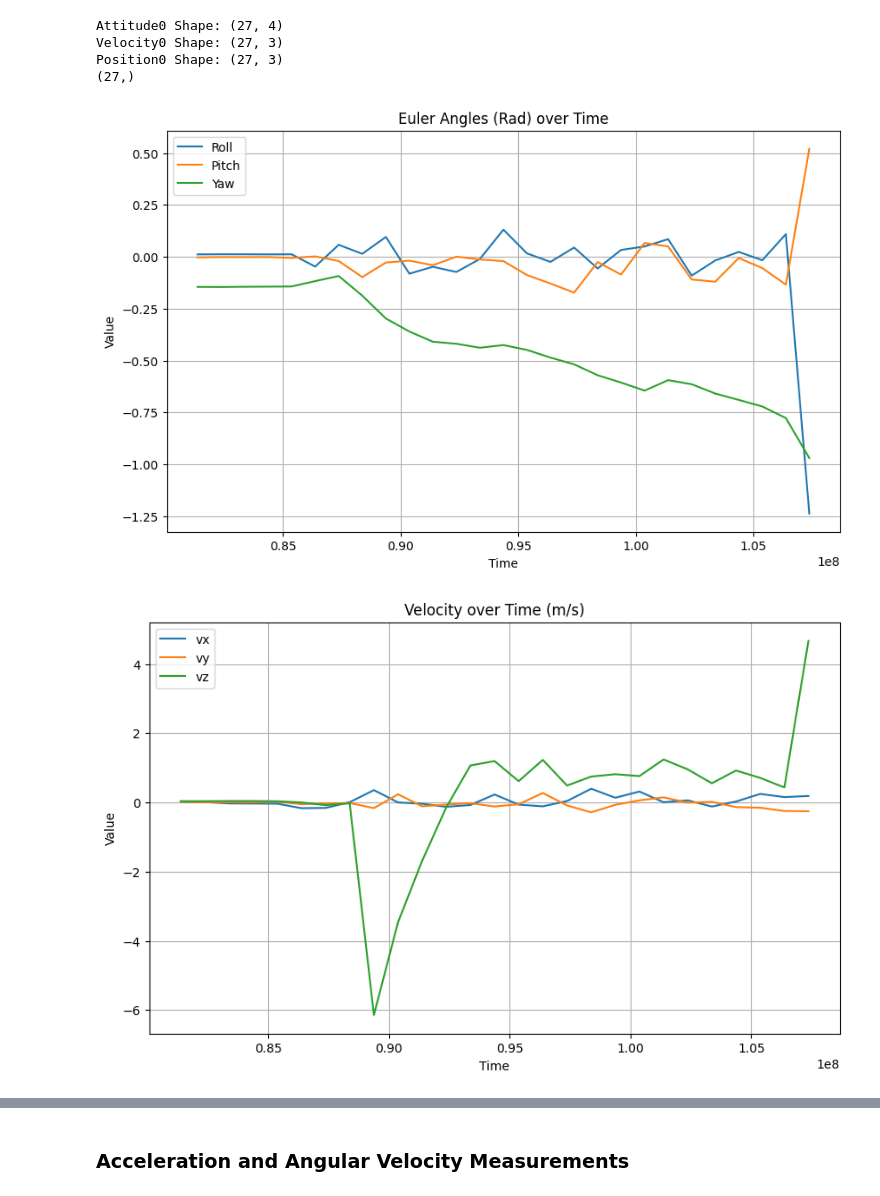
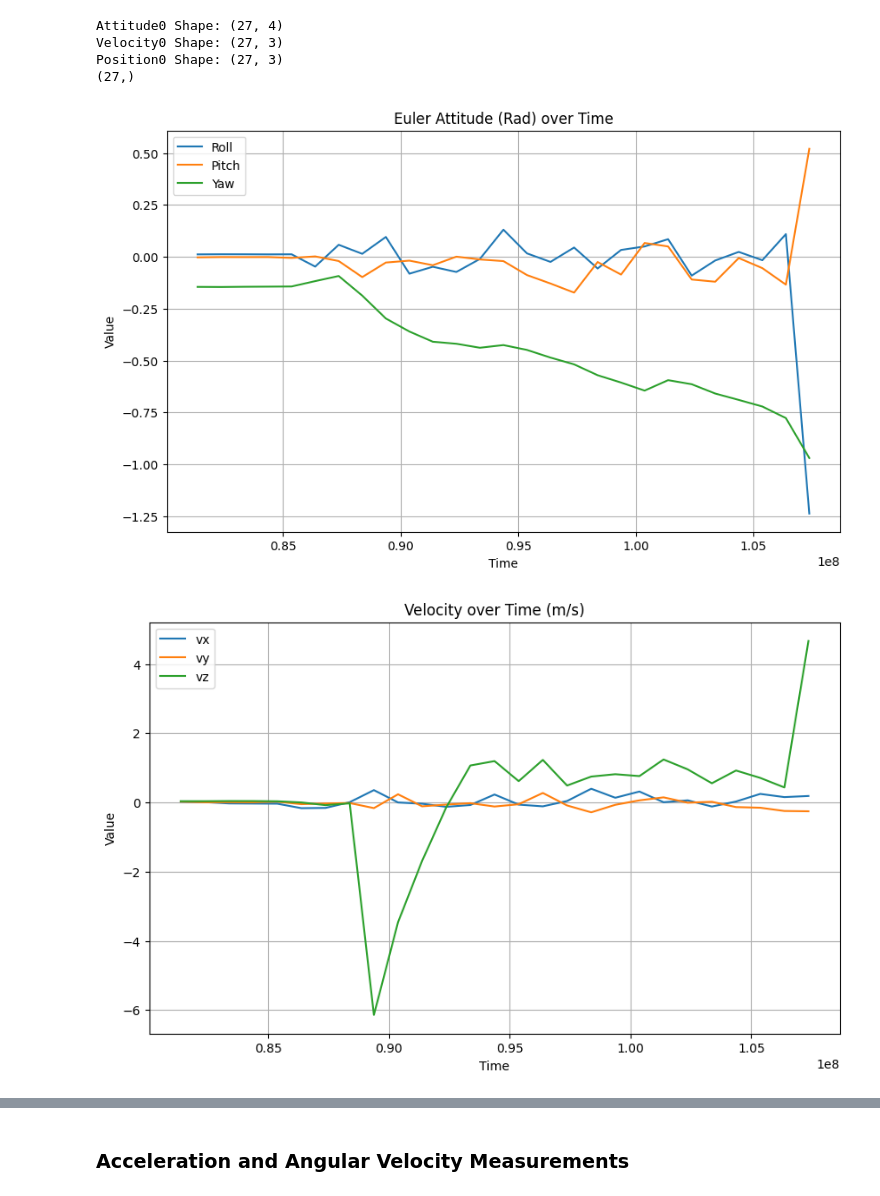
Before and after one commit to Vince-C156/Control-Fundementals, a Jupyter notebook: Analysis/Flight_Logs.ipynb, the cells around one changed output, grey strips where cells are left out. Saved outputs shown, nothing was run; the diff lists cells and outputs as text; code cells hidden in the pictures.

```diff
--- a/Analysis/Flight_Logs.ipynb
+++ b/Analysis/Flight_Logs.ipynb
@@ -123,35 +123,35 @@ def quaternion_to_euler(q):
     yaw = np.arctan2(2*(q0*q3 + q1*q2), 1 - 2*(q2**2 + q3**2))
 
     return roll, pitch, yaw
 
 def plot_component(time, component_matrix, component_labels, title):
     """
     Plots each column of the component matrix against time.
 
     Parameters:
     - time: NumPy array of time values
     - component_matrix: NumPy matrix of the component values (e.g., velocity)
     - component_labels: List of strings representing labels for each matrix column
     - title: String for the plot title
     """
     plt.figure(figsize=(10, 6))  # Set the figure size for better readability
     for i, label in enumerate(component_labels):
         plt.plot(time, component_matrix[:, i], label=label)
 
     plt.title(title)
     plt.xlabel('Time')
     plt.ylabel('Value')
     plt.legend()
     plt.grid()
     plt.show()
 
 
 roll0, pitch0, yaw0 = quaternion_to_euler(attitude0)
-plot_component(time0, np.column_stack((roll0, pitch0, yaw0)), ['Roll', 'Pitch', 'Yaw'], 'Euler Angles (Rad) over Time')
+plot_component(time0, np.column_stack((roll0, pitch0, yaw0)), ['Roll', 'Pitch', 'Yaw'], 'Euler Attitude (Rad) over Time')
 plot_component(time0, velocity0, ['vx', 'vy', 'vz'], 'Velocity over Time (m/s)')
 plot_component(time0, position0, ['px', 'py', 'pz'], 'Position over Time (m)')
 # %% [output]
-[figure, old version]
+[figure, new version]
 [figure]
 [figure]
 # %% [markdown]
```
Also changed, not shown: parts of 7 cells of this notebook.
